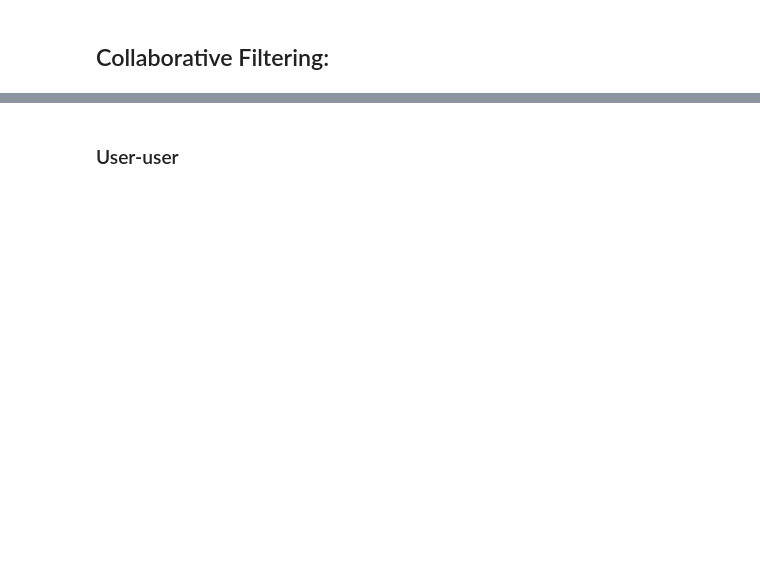
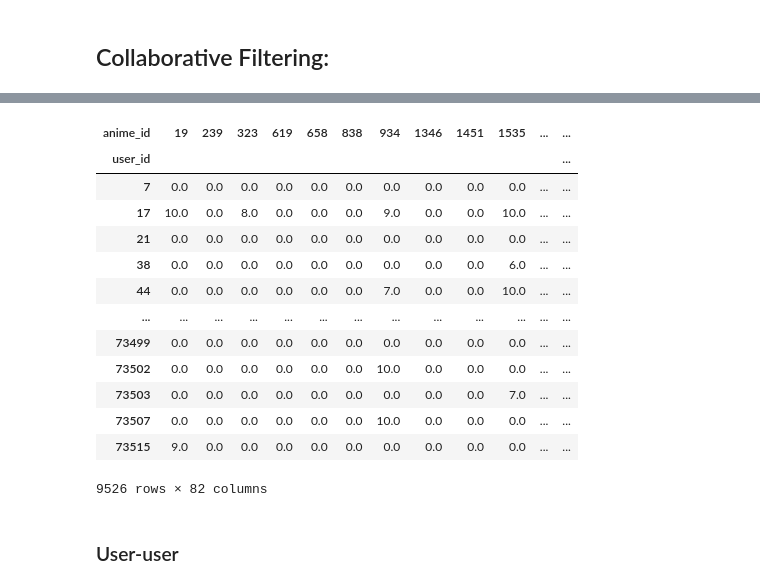
Before and after one commit to Daniela-MB/Recommendation_systems_and_interactive_dashboard, a Jupyter notebook: CA2_integrated_DVT-and-MLB_DanielaBarreto.ipynb, the cells around one changed output, grey strips where cells are left out. Saved outputs shown, nothing was run; the diff lists cells and outputs as text; code cells hidden in the pictures; blank space fills up the shorter version.

Commit message:
User-user collaborative filtering

```diff
--- a/CA2_integrated_DVT-and-MLB_DanielaBarreto.ipynb
+++ b/CA2_integrated_DVT-and-MLB_DanielaBarreto.ipynb
@@ -668,0 +515,7 @@ similarity_matrix_df
+# %%
+thriller_anime = anime[anime['genre'].str.contains('Thriller', case=False, na=False)]
+thriller_anime_ids = thriller_anime['anime_id']
+filtered_user_df = user[user['anime_id'].isin(thriller_anime_ids)]
+# %%
+filtered_user_df = filtered_user_df[filtered_user_df['rating'] != -1]
+filtered_user_df.reset_index(drop=True, inplace=True)
@@ -668,0 +536,20 @@ similarity_matrix_df
+# %%
+X = filtered_user_df.copy()
+y = filtered_user_df['rating']
+
+threshold = 10
+
+skf = StratifiedKFold(n_splits=3, shuffle=True, random_state=37)
+
+interactions_per_user = X['user_id'].value_counts()
+valid_users = interactions_per_user[interactions_per_user >= threshold].index
+X_filtered = X[X['user_id'].isin(valid_users)]
+y_filtered = y[X['user_id'].isin(valid_users)]
+
+for i, (train_index, test_index) in enumerate(skf.split(X_filtered, y_filtered)):
+    print("\nFold:", i + 1)
+    print("TRAIN:", train_index, " having:", len(train_index))
+    print("TEST:", test_index, " having:", len(test_index))
+
+    X_train, X_test = X_filtered.iloc[train_index], X_filtered.iloc[test_index]
+    y_train, y_test = y_filtered.iloc[train_index], y_filtered.iloc[test_index]
@@ -669,2 +574,21 @@ similarity_matrix_df
+# %%
+filt_df_ratings = X_train.pivot(index='user_id', columns='anime_id', values='rating')
+filt_df_ratings2 = filt_df_ratings.copy().fillna(0)
+filt_df_ratings2
+# %% [output]
+| anime_id | 19 | 239 | 323 | 619 | 658 | 838 | 934 | 1346 | 1451 | 1535 | ... | ... |
+| user_id |  |  |  |  |  |  |  |  |  |  |  | ... |
+| 7 | 0.0 | 0.0 | 0.0 | 0.0 | 0.0 | 0.0 | 0.0 | 0.0 | 0.0 | 0.0 | ... | ... |
+| 17 | 10.0 | 0.0 | 8.0 | 0.0 | 0.0 | 0.0 | 9.0 | 0.0 | 0.0 | 10.0 | ... | ... |
+| 21 | 0.0 | 0.0 | 0.0 | 0.0 | 0.0 | 0.0 | 0.0 | 0.0 | 0.0 | 0.0 | ... | ... |
+| 38 | 0.0 | 0.0 | 0.0 | 0.0 | 0.0 | 0.0 | 0.0 | 0.0 | 0.0 | 6.0 | ... | ... |
+| 44 | 0.0 | 0.0 | 0.0 | 0.0 | 0.0 | 0.0 | 7.0 | 0.0 | 0.0 | 10.0 | ... | ... |
+| ... | ... | ... | ... | ... | ... | ... | ... | ... | ... | ... | ... | ... |
+| 73499 | 0.0 | 0.0 | 0.0 | 0.0 | 0.0 | 0.0 | 0.0 | 0.0 | 0.0 | 0.0 | ... | ... |
+| 73502 | 0.0 | 0.0 | 0.0 | 0.0 | 0.0 | 0.0 | 10.0 | 0.0 | 0.0 | 0.0 | ... | ... |
+| 73503 | 0.0 | 0.0 | 0.0 | 0.0 | 0.0 | 0.0 | 0.0 | 0.0 | 0.0 | 7.0 | ... | ... |
+| 73507 | 0.0 | 0.0 | 0.0 | 0.0 | 0.0 | 0.0 | 10.0 | 0.0 | 0.0 | 0.0 | ... | ... |
+| 73515 | 9.0 | 0.0 | 0.0 | 0.0 | 0.0 | 0.0 | 0.0 | 0.0 | 0.0 | 0.0 | ... | ... |
+9526 rows × 82 columns
 # %% [markdown]
 ### User-user
```
Also changed, not shown: parts of 34 cells of this notebook.
